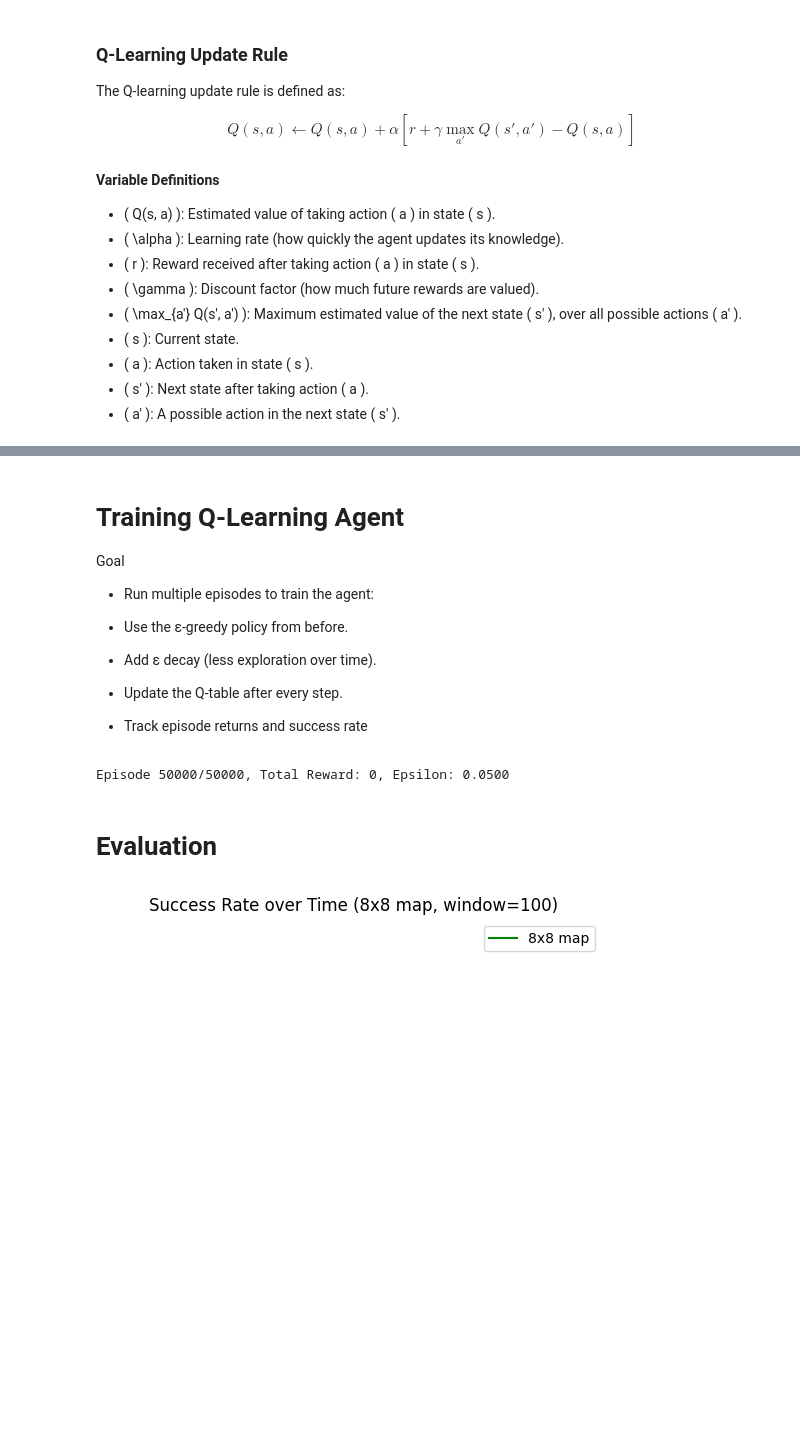
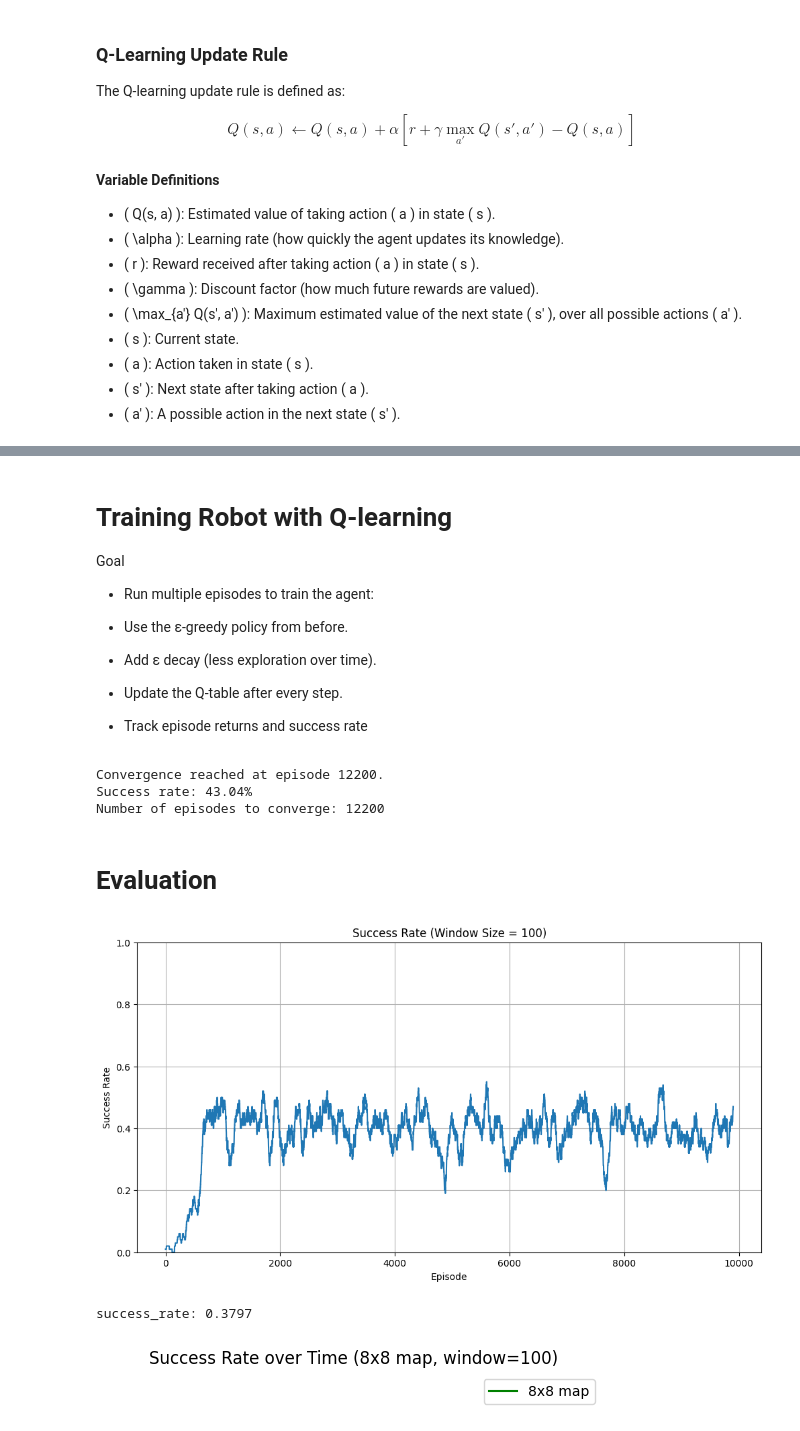
Before and after one commit to jofa016/ACIT4610---Final-Group-Project, a Jupyter notebook: R_f/Project_5/notebook/feature_engineering.ipynb, the cells around one changed output, grey strips where cells are left out. Drawn from its saved outputs; the diff is of its cells as text; code cells hidden in the pictures; blank space fills up the shorter version.

```diff
--- a/R_f/Project_5/notebook/feature_engineering.ipynb
+++ b/R_f/Project_5/notebook/feature_engineering.ipynb
@@ -312,6 +276,6 @@ Total reward this episode: 0
 # %% [markdown]
 <a class="anchor" id="q_learning_training"></a>
-# Training Q-Learning Agent
+# Training Robot with Q-learning
 Goal
 
 - Run multiple episodes to train the agent:
@@ -381,32 +369,29 @@ def q_learning_training(env: gym.Env, num_episodes: int, alpha: float, gamma: fl
 # %%
-Q_trained, rewards, success_flags = q_learning_training(env, num_episodes=50000, alpha=0.5, gamma=0.99, epsilon=1.0, epsilon_min=0.05, epsilon_decay=0.9999, visualize=False, epsilon_scheduling_type='normal')
-# try on 6x6 and 4x4 maps to compare
+# train the robot using Q-learning
+Q, rewards, success_flags, total_steps, episode = q_learning_training( env, num_episodes=100000,
+                                                alpha=0.8,
+                                                gamma=0.99,
+                                                epsilon=1.0,
+                                                epsilon_min=0.01,
+                                                epsilon_decay=0.999,
+                                                visualize=False,
+                                                epsilon_scheduling_type='normal')
 
-FROZEN_LAKE_MAPS["6x6"] = [
-    "SFFFFF",
-    "FFFFFF",
-    "FFFHFF",
-    "FHFHFF",
-    "FFFHFF",
-    "FFFFFG",
-]
-env_6x6 = get_env("FrozenLake-v1", "6x6", True, "rgb_array")
-env_4x4 = get_env("FrozenLake-v1", "4x4", True, "rgb_array")
-Q_trained_6x6, rewards_6x6, success_flags_6x6 = q_learning_training(env_6x6, num_episodes=50000, alpha=0.5, gamma=0.99, epsilon=1.0, epsilon_min=0.05, epsilon_decay=0.9999, visualize=False)
-Q_trained_4x4, rewards_4x4, success_flags_4x4 = q_learning_training(env_4x4, num_episodes=50000, alpha=0.5, gamma=0.99, epsilon=1.0, epsilon_min=0.05, epsilon_decay=0.9999, visualize=False)
+# evaluate the trained robot
+print(f"Success rate: {np.mean(success_flags)*100:.2f}%")
+# print the number of episodes taken to converge
+print(f"Number of episodes to converge: {episode}")
 # %% [output]
-Episode 50000/50000, Total Reward: 0, Epsilon: 0.0500
+Convergence reached at episode 12200.
+Success rate: 43.04%
+Number of episodes to converge: 12200
 # %% [markdown]
 <a class="anchor" id="evaluation"></a>
 # Evaluation
 # %%
-# run a random and heuristic policy episode
-success_flags_random_6x6 = run_random_episode(env_6x6, visualize=False, episodes=50000)
-success_flags_heuristic_6x6 = run_heuristic_episode(env_6x6, visualize=False, episodes=50000)
-success_flags_random_8x8 = run_random_episode(env, visualize=False, episodes=50000)
-success_flags_heuristic_8x8 = run_heuristic_episode(env, visualize=False, episodes=50000)
-success_flags_random_4x4 = run_random_episode(env_4x4, visualize=False, episodes=50000)
-success_flags_heuristic_4x4 = run_heuristic_episode(env_4x4, visualize=False, episodes=50000)
+# %% [output]
+[figure, added]
+success_rate: 0.3797
 # %%
 #success rate plot
 def plot_success_rate(success_flags, window_size=100, label="6x6", plot=True):
```
Also changed, not shown: parts of 3 cells of this notebook.
